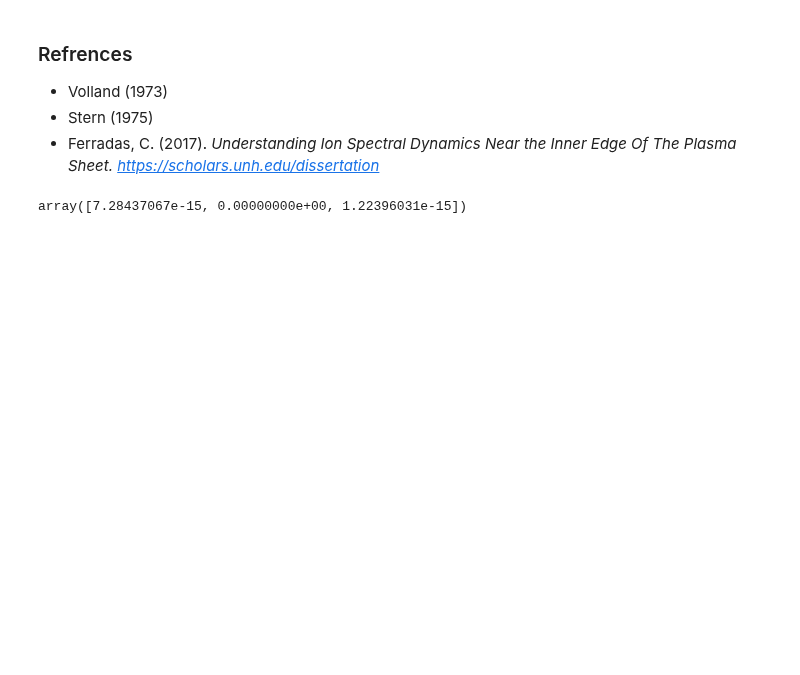
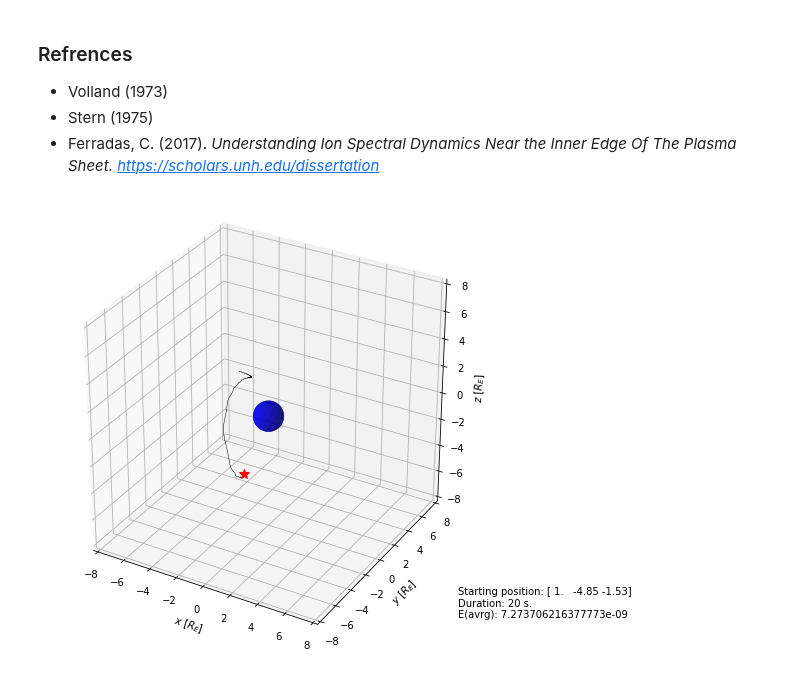
Before and after one commit to argallmr/imef, a Jupyter notebook: particle-tracing/boris-tracing/Dipole-VS.ipynb, the cells around one changed output. Saved outputs shown, nothing was run; the diff lists cells and outputs as text; code cells hidden in the pictures; blank space fills up the shorter version.

```diff
--- a/particle-tracing/boris-tracing/Dipole-VS.ipynb
+++ b/particle-tracing/boris-tracing/Dipole-VS.ipynb
@@ -307,4 +300,62 @@ def boris(dt, tf, m, q, r0, v0):
-# %%
-edat[0]*2
-# %% [output]
-array([7.28437067e-15, 0.00000000e+00, 1.22396031e-15])
+# %%
+dt = 0.001
+tf = 20
+
+# set initial conditions
+r0 = np.array([1., -4.85, -1.53])
+v0 = np.array([0.,.12,.2])
+
+'''
+# example
+r0 = np.array([1., -7.85, -1.53])
+v0 = np.array([0.,.3,.3])
+'''
+# creating charged particle
+m = 4.*mp
+q = 2.*qe
+
+rdat, vdat = boris(dt, tf, m, q, r0, v0)
+# %%
+fig = plt.figure(figsize=(8, 8))
+ax = plt.axes(projection='3d')
+
+# plot dipole field data
+ax.plot3D(rdat[:,0],rdat[:,1],rdat[:,2],'k',linewidth=0.5)
+
+# plot starting point
+ax.plot(rdat[0][0],rdat[0][1],rdat[0][2],'r',marker='*', markersize=10)
+
+# plot 3D earth
+earth3D(1)
+
+# graph correction, keeps origin (0,0,0) at center
+ranges = []
+ranges.append(math.ceil(max(abs(rdat[:,0]))))
+ranges.append(math.ceil(min(abs(rdat[:,0]))))
+ranges.append(math.ceil(max(abs(rdat[:,1]))))
+ranges.append(math.ceil(min(abs(rdat[:,1]))))
+ranges.append(math.ceil(max(abs(rdat[:,2]))))
+ranges.append(math.ceil(min(abs(rdat[:,2]))))
+
+axrng = max(ranges)
+
+ax.set_xlim([-axrng, axrng])
+ax.set_ylim([-axrng, axrng])
+ax.set_zlim([-axrng, axrng])
+
+# plot attributes
+ax.set_box_aspect([1,1,1])
+ax.set_xlabel("$x$ [$R_E$]")
+ax.set_ylabel("$y$ [$R_E$]")
+ax.set_zlabel("$z$ [$R_E$]")
+
+# average efield
+eavrg = np.mean(edat)
+
+# helpful text
+ax.text2D(0.95, 0.05, f"Starting position: {rdat[0]} \nDuration: {tf} s. \nE(avrg): {eavrg}",
+transform=ax.transAxes)
+
+plt.show()
+# %% [output]
+[figure, added]
```
Also changed, not shown: parts of 6 cells of this notebook, 1 other file.
